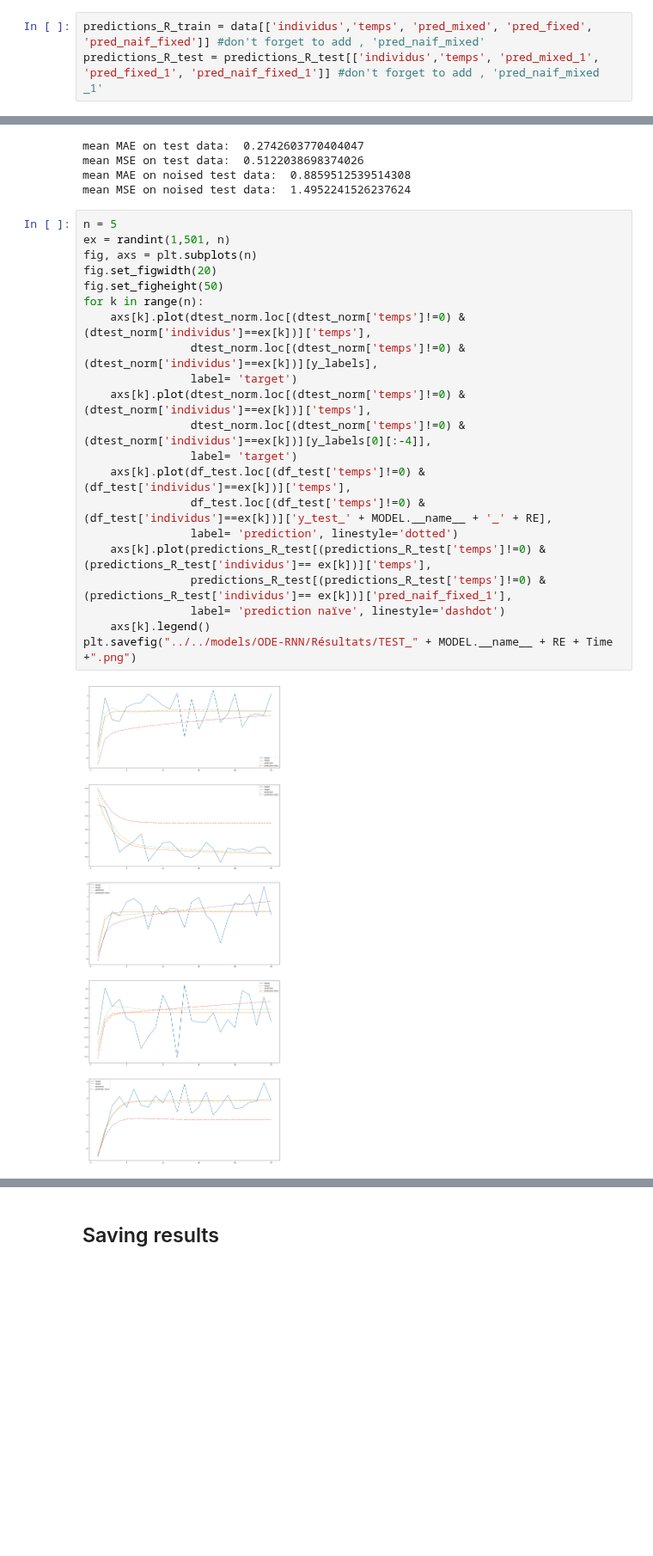
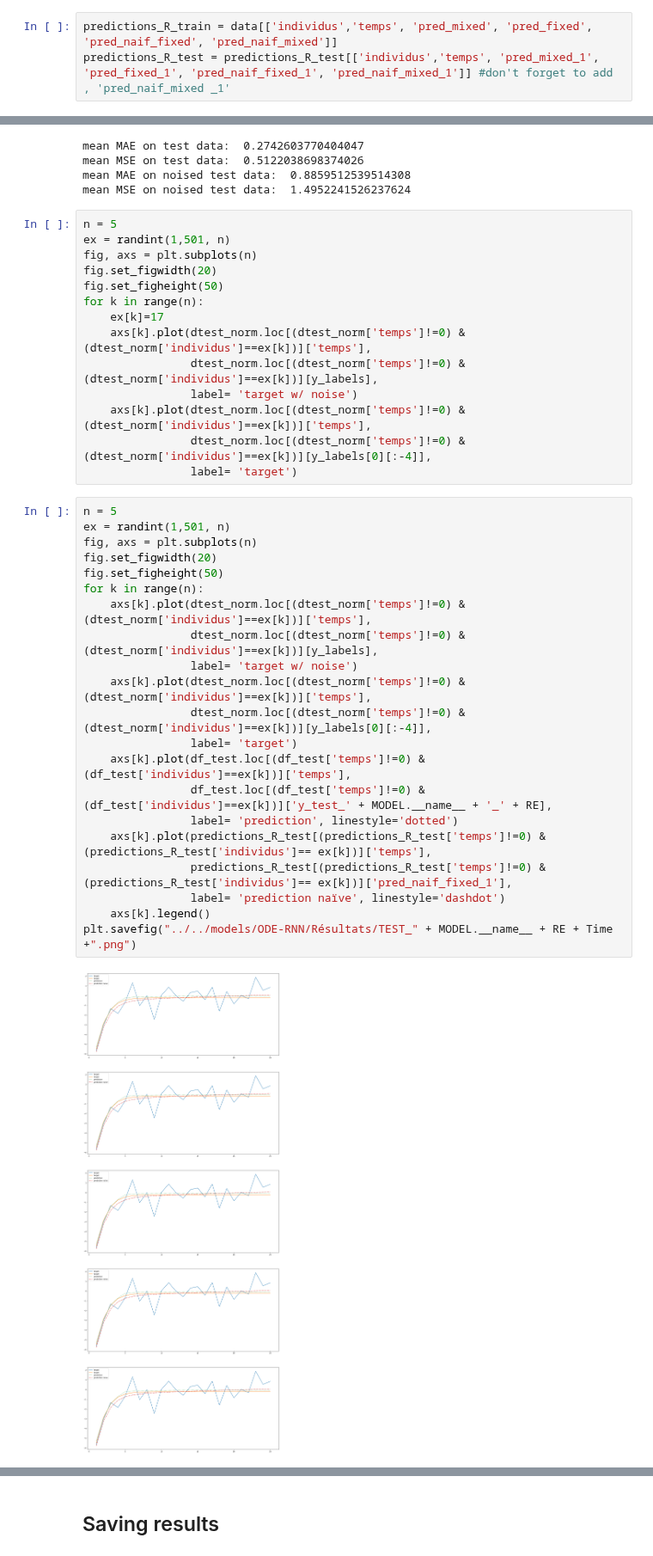
Before and after one commit to FrankwaP/subSISTM, a Jupyter notebook: models/ODE-RNN/RNN_LSTM.ipynb, the cells around one changed output, grey strips where cells are left out. Shown at 86% size. Drawn from its saved outputs; the diff is of its cells as text; blank space fills up the shorter version.

```diff
--- a/models/ODE-RNN/RNN_LSTM.ipynb
+++ b/models/ODE-RNN/RNN_LSTM.ipynb
@@ -107,8 +107,8 @@ print(y_labels)
 ['x1', 'x2', 'x3', 'x4', 'x5', 'x6', 'x7', 'x8']
 ['y_fixed_obs']
 # %%
-predictions_R_train = data[['individus','temps', 'pred_mixed', 'pred_fixed', 'pred_naif_fixed']] #don't forget to add , 'pred_naif_mixed'
-predictions_R_test = predictions_R_test[['individus','temps', 'pred_mixed_1', 'pred_fixed_1', 'pred_naif_fixed_1']] #don't forget to add , 'pred_naif_mixed _1'
+predictions_R_train = data[['individus','temps', 'pred_mixed', 'pred_fixed', 'pred_naif_fixed', 'pred_naif_mixed']]
+predictions_R_test = predictions_R_test[['individus','temps', 'pred_mixed_1', 'pred_fixed_1', 'pred_naif_fixed_1', 'pred_naif_mixed_1']] #don't forget to add , 'pred_naif_mixed _1'
 # %% [markdown]
 ## Preprocessing
 # %%
@@ -312,26 +312,40 @@ mean MAE on test data:  0.2742603770404047
 mean MSE on test data:  0.5122038698374026
 mean MAE on noised test data:  0.8859512539514308
 mean MSE on noised test data:  1.4952241526237624
+# %%
+n = 5
+ex = randint(1,501, n)
+fig, axs = plt.subplots(n)
+fig.set_figwidth(20)
+fig.set_figheight(50)
+for k in range(n):
+    ex[k]=17
+    axs[k].plot(dtest_norm.loc[(dtest_norm['temps']!=0) & (dtest_norm['individus']==ex[k])]['temps'],
+                dtest_norm.loc[(dtest_norm['temps']!=0) & (dtest_norm['individus']==ex[k])][y_labels],
+                label= 'target w/ noise')
+    axs[k].plot(dtest_norm.loc[(dtest_norm['temps']!=0) & (dtest_norm['individus']==ex[k])]['temps'],
+                dtest_norm.loc[(dtest_norm['temps']!=0) & (dtest_norm['individus']==ex[k])][y_labels[0][:-4]],
+                label= 'target')
 # %%
 n = 5
 ex = randint(1,501, n)
 fig, axs = plt.subplots(n)
 fig.set_figwidth(20)
 fig.set_figheight(50)
 for k in range(n):
     axs[k].plot(dtest_norm.loc[(dtest_norm['temps']!=0) & (dtest_norm['individus']==ex[k])]['temps'],
                 dtest_norm.loc[(dtest_norm['temps']!=0) & (dtest_norm['individus']==ex[k])][y_labels],
-                label= 'target')
+                label= 'target w/ noise')
     axs[k].plot(dtest_norm.loc[(dtest_norm['temps']!=0) & (dtest_norm['individus']==ex[k])]['temps'],
                 dtest_norm.loc[(dtest_norm['temps']!=0) & (dtest_norm['individus']==ex[k])][y_labels[0][:-4]],
                 label= 'target')
     axs[k].plot(df_test.loc[(df_test['temps']!=0) & (df_test['individus']==ex[k])]['temps'],
                 df_test.loc[(df_test['temps']!=0) & (df_test['individus']==ex[k])]['y_test_' + MODEL.__name__ + '_' + RE],
                 label= 'prediction', linestyle='dotted')
     axs[k].plot(predictions_R_test[(predictions_R_test['temps']!=0) & (predictions_R_test['individus']== ex[k])]['temps'],
                 predictions_R_test[(predictions_R_test['temps']!=0) & (predictions_R_test['individus']== ex[k])]['pred_naif_fixed_1'],
                 label= 'prediction naïve', linestyle='dashdot')
     axs[k].legend()
 plt.savefig("../../models/ODE-RNN/Résultats/TEST_" + MODEL.__name__ + RE + Time +".png")
 # %% [output]
-[figure, old version]
+[figure, new version]
```
Also changed, not shown: parts of 2 cells of this notebook.
